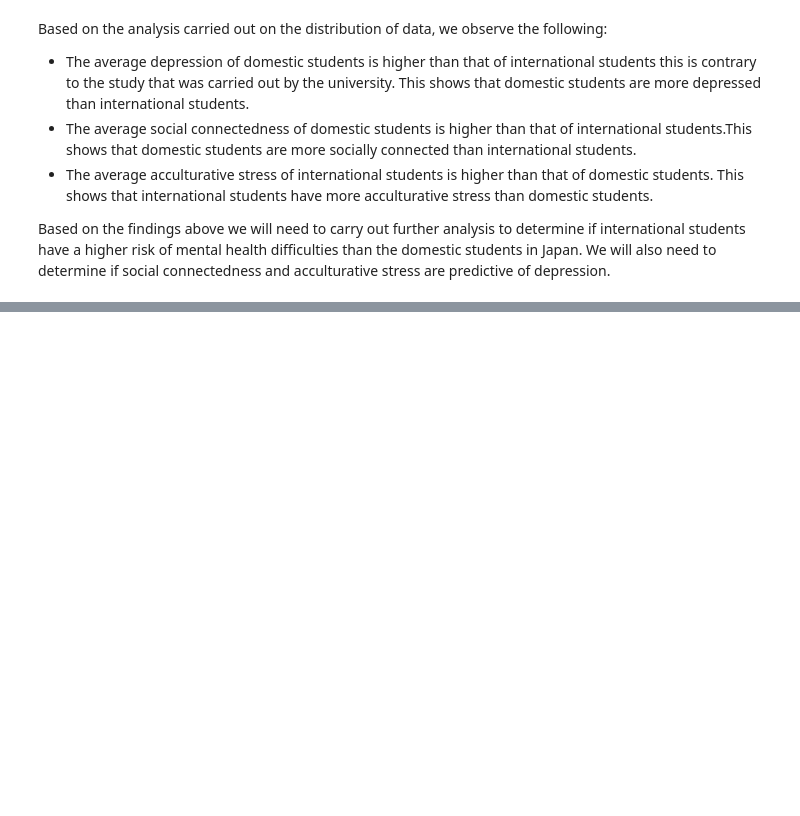
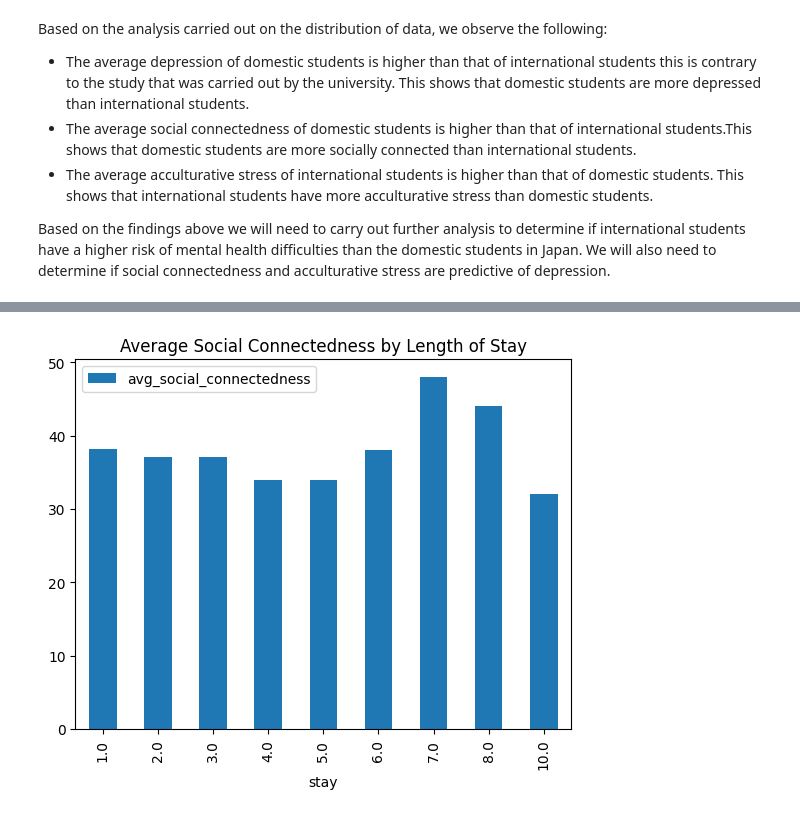
Before and after one commit to mbuvimuia/analyzing-students--mental-health-sql, a Jupyter notebook: notebook.ipynb, the cells around one changed output, grey strips where cells are left out. Saved outputs shown, nothing was run; the diff lists cells and outputs as text; code cells hidden in the pictures; blank space fills up the shorter version.

```diff
--- a/notebook.ipynb
+++ b/notebook.ipynb
@@ -207,0 +250,5 @@ Based on the findings above we will need to carry out further analysis to determ
+# %%
+result.plot(x='stay', y='avg_social_connectedness', kind='bar', title='Average Social Connectedness by Length of Stay')
+plt.show()
+# %% [output]
+[figure, added]
```
Also changed, not shown: parts of 7 cells of this notebook.
